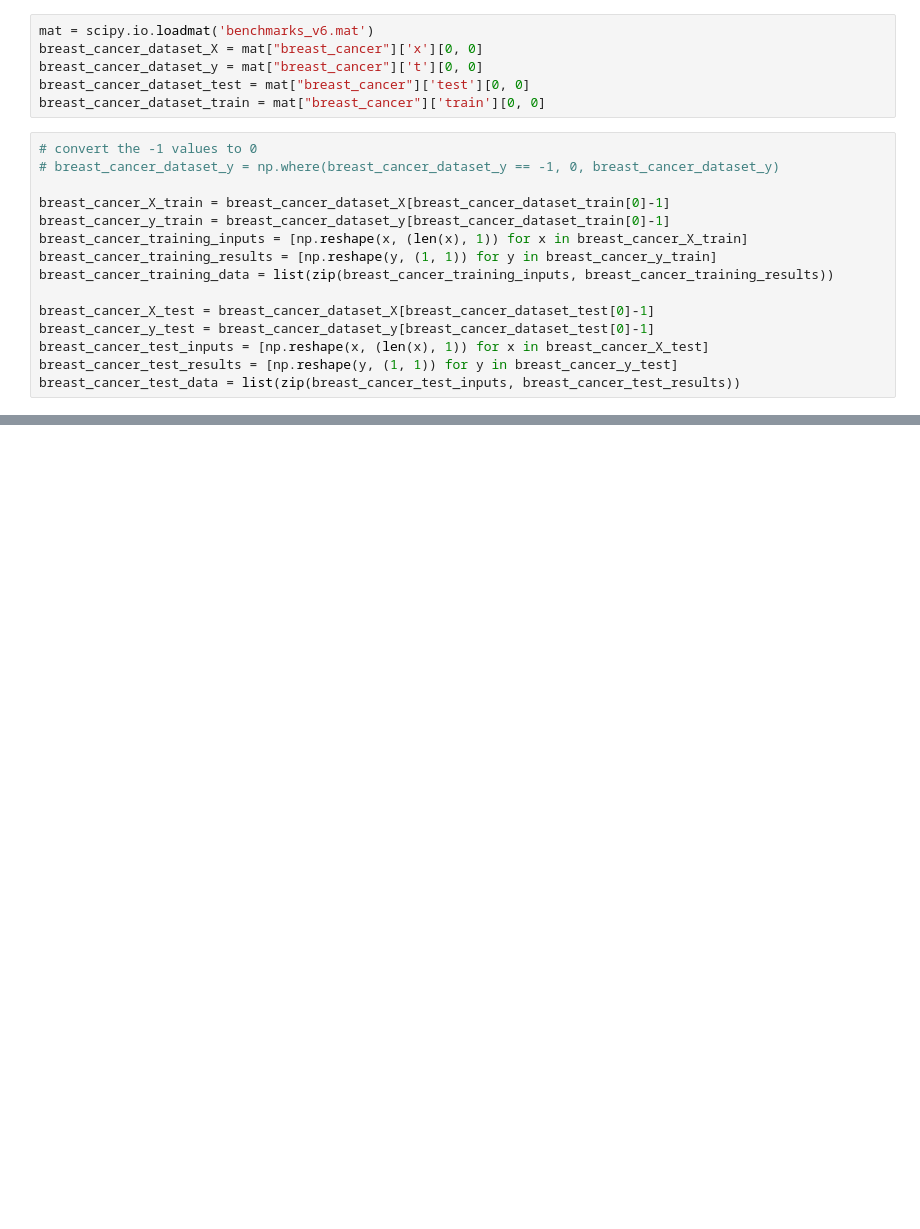
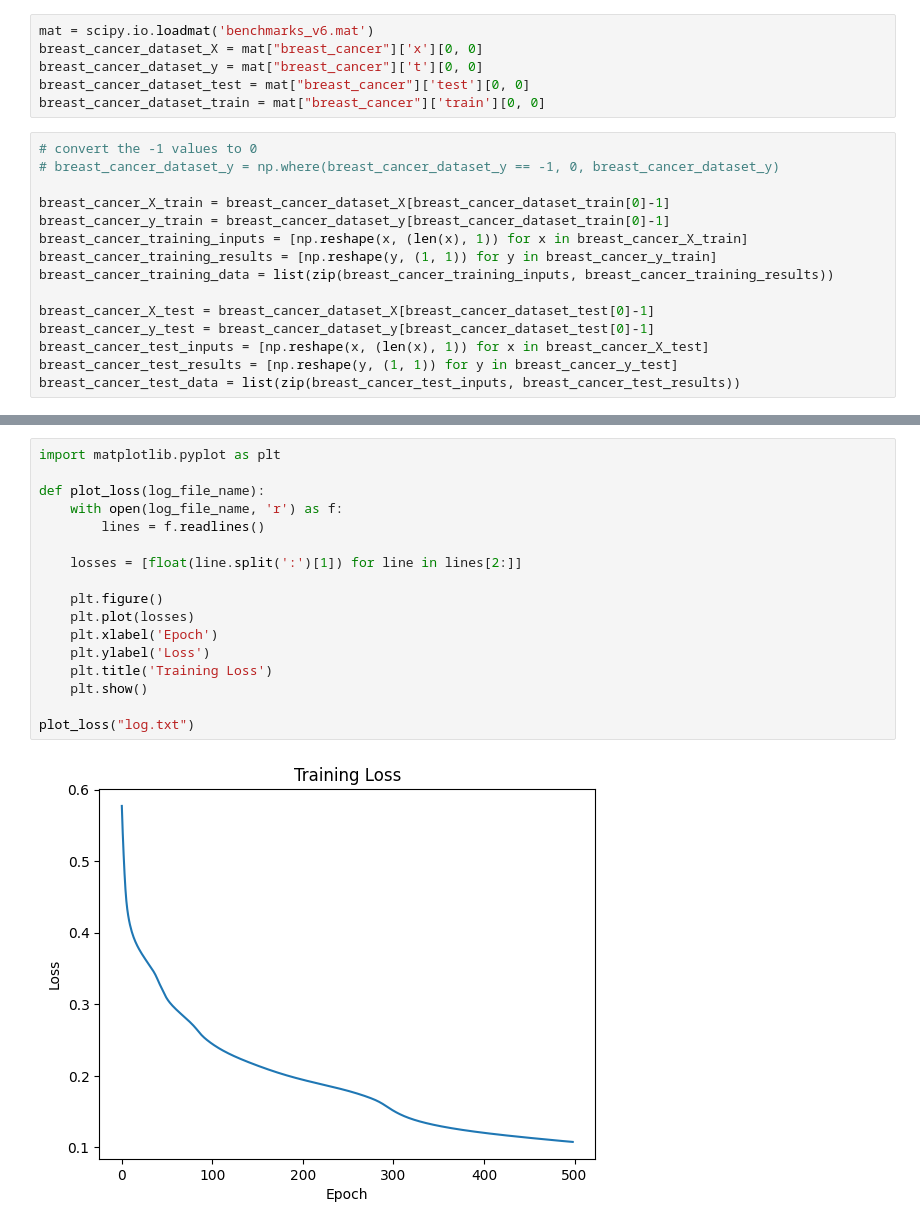
Before and after one commit to ksananth4424/ML_IISc, a Jupyter notebook: Gunnar_Ratsch/breast_cancer.ipynb, the cells around one changed output, grey strips where cells are left out. Drawn from its saved outputs; the diff is of its cells as text; blank space fills up the shorter version.

```diff
--- a/Gunnar_Ratsch/breast_cancer.ipynb
+++ b/Gunnar_Ratsch/breast_cancer.ipynb
@@ -293,0 +326,19 @@ Accuracy:  0.7272727272727273
+# %%
+import matplotlib.pyplot as plt
+
+def plot_loss(log_file_name):
+    with open(log_file_name, 'r') as f:
+        lines = f.readlines()
+
+    losses = [float(line.split(':')[1]) for line in lines[2:]]
+
+    plt.figure()
+    plt.plot(losses)
+    plt.xlabel('Epoch')
+    plt.ylabel('Loss')
+    plt.title('Training Loss')
+    plt.show()
+
+plot_loss("log.txt")
+# %% [output]
+[figure, added]
```
Also changed, not shown: parts of 9 cells of this notebook, 3 other files.
